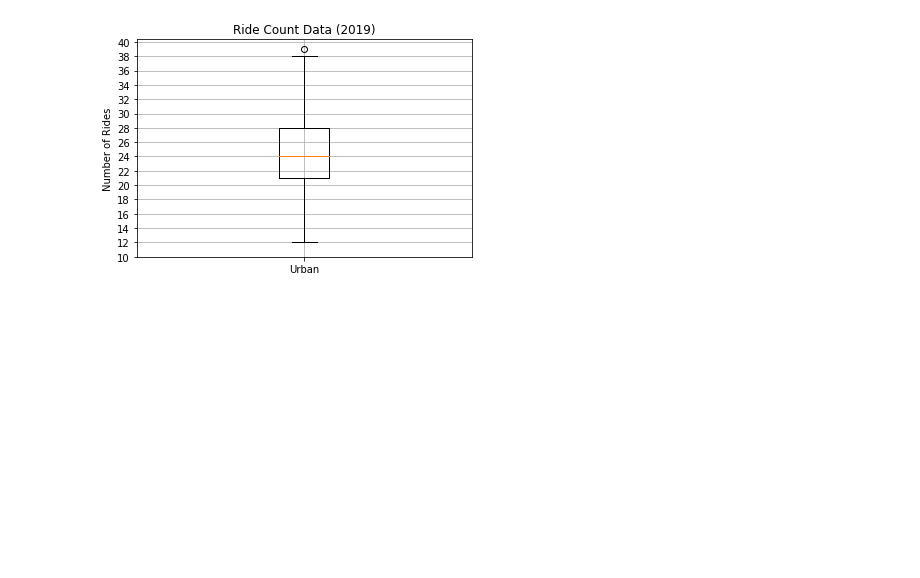
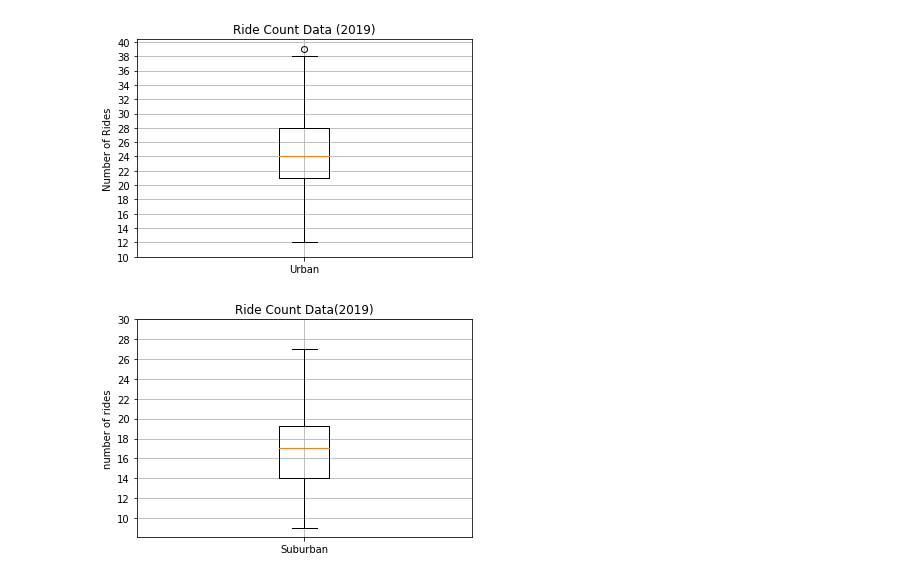
Before and after one commit to reed-boeger/PyBer_Analysis, a Jupyter notebook: PyBer.ipynb, the cells around one changed output. Cells and saved outputs as stored; diff of their text form; code cells hidden in the pictures; blank space fills up the shorter version.

Commit message:
finished box and whisker plots

```diff
--- a/PyBer.ipynb
+++ b/PyBer.ipynb
@@ -401,3 +404,15 @@ ax.grid()
 plt.show()
 # %% [output]
 [figure]
+# %%
+#box and whisker for suburban cities
+x_labels = ["Suburban"]
+fig, ax = plt.subplots()
+ax.boxplot(suburban_ride_count, labels=x_labels)
+ax.set_title('Ride Count Data(2019)')
+ax.set_ylabel('number of rides')
+ax.set_yticks(np.arange(10, (max(suburban_ride_count)+5), step=2.0))
+ax.grid()
+plt.show()
+# %% [output]
+[figure, added]
```
Also changed, not shown: parts of 6 cells of this notebook.
